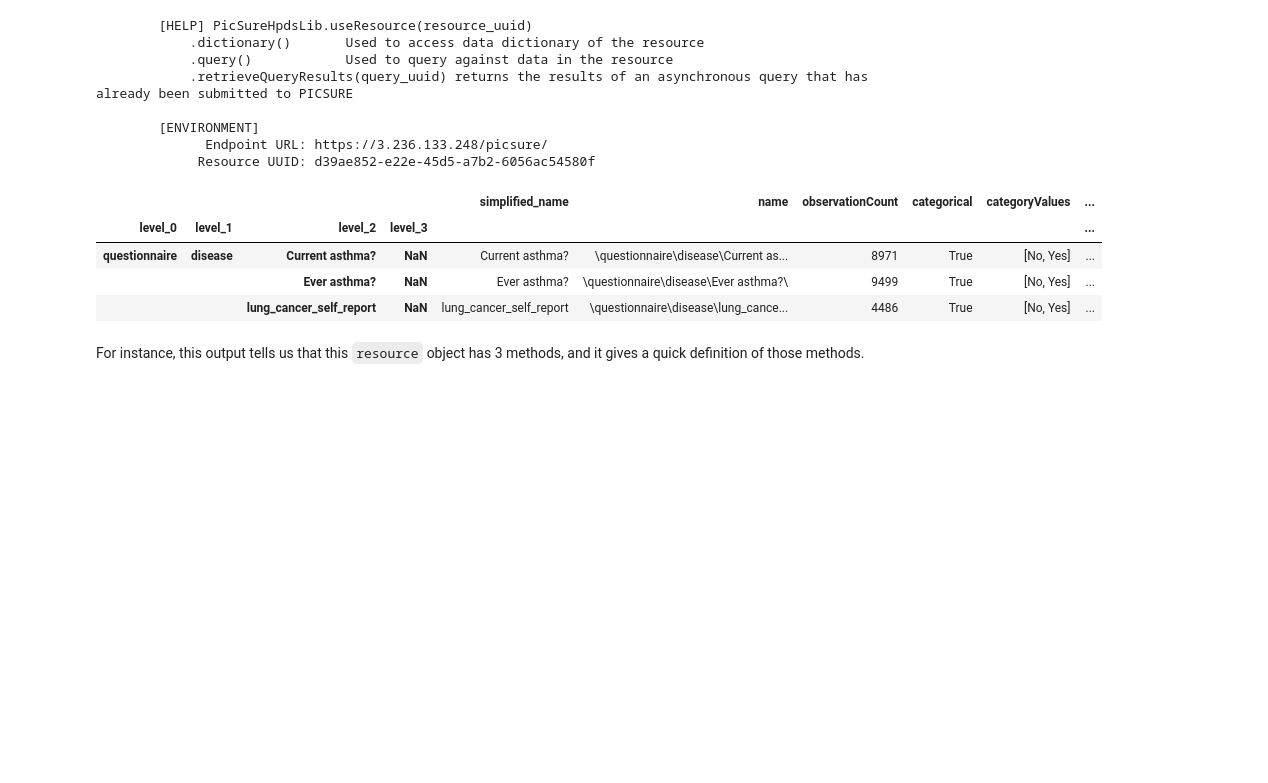
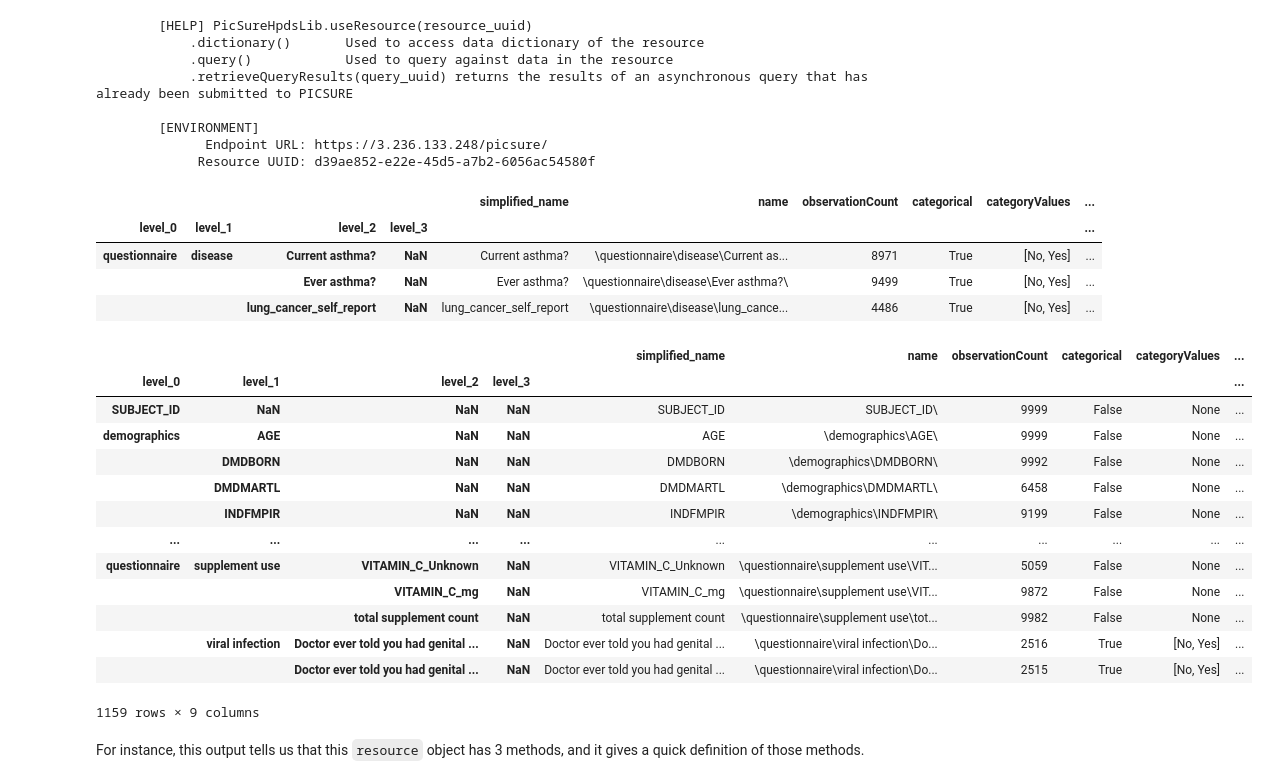
Before and after one commit to ahalfpen727/PIC-SURE-w-Python, a Jupyter notebook: work/python_code_exam_notebook.ipynb, the cells around one changed output. Saved outputs shown, nothing was run; the diff lists cells and outputs as text; code cells hidden in the pictures; blank space fills up the shorter version.

```diff
--- a/work/python_code_exam_notebook.ipynb
+++ b/work/python_code_exam_notebook.ipynb
@@ -120,7 +97,7 @@ Several information are required to get access to data through the PIC-SURE API:
 # %%
 PICSURE_network_URL = "https://3.236.133.248/picsure"
 resource_id = "d39ae852-e22e-45d5-a7b2-6056ac54580f"
-token_file = "../token.txt"
+token_file = "token.txt"
 # %%
 with open(token_file, "r") as f:
     my_token = f.read()
@@ -186,6 +162,31 @@ lung_disease_variables
 | questionnaire | disease | Current asthma? | NaN | Current asthma? | \questionnaire\disease\Current as... | 8971 | True | [No, Yes] | ... |
 |  |  | Ever asthma? | NaN | Ever asthma? | \questionnaire\disease\Ever asthma?\ | 9499 | True | [No, Yes] | ... |
 |  |  | lung_cancer_self_report | NaN | lung_cancer_self_report | \questionnaire\disease\lung_cance... | 4486 | True | [No, Yes] | ... |
+# %%
+bmidf = resource.dictionary().find("BMI").DataFrame()
+plain_variablesDict = resource.dictionary().find().DataFrame()
+variablesDict = get_multiIndex_variablesDict(plain_variablesDict)
+mask_study = variablesDict.index.get_level_values(2) == "Body Mass Index"
+mask_transplant = variablesDict.index.get_level_values(2) == "BP"
+medication_history_variables = variablesDict.loc[mask_study | mask_transplant,:]
+medication_history_variables
+age_disease_variables = variablesDict.loc[~mask_transplant,:]
+age_disease_variables
+# %% [output]
+|  |  |  |  | simplified_name | name | observationCount | categorical | categoryValues | ... |
+| level_0 | level_1 | level_2 | level_3 |  |  |  |  |  | ... |
+| SUBJECT_ID | NaN | NaN | NaN | SUBJECT_ID | SUBJECT_ID\ | 9999 | False | None | ... |
+| demographics | AGE | NaN | NaN | AGE | \demographics\AGE\ | 9999 | False | None | ... |
+|  | DMDBORN | NaN | NaN | DMDBORN | \demographics\DMDBORN\ | 9992 | False | None | ... |
+|  | DMDMARTL | NaN | NaN | DMDMARTL | \demographics\DMDMARTL\ | 6458 | False | None | ... |
+|  | INDFMPIR | NaN | NaN | INDFMPIR | \demographics\INDFMPIR\ | 9199 | False | None | ... |
+| ... | ... | ... | ... | ... | ... | ... | ... | ... | ... |
+| questionnaire | supplement use | VITAMIN_C_Unknown | NaN | VITAMIN_C_Unknown | \questionnaire\supplement use\VIT... | 5059 | False | None | ... |
+|  |  | VITAMIN_C_mg | NaN | VITAMIN_C_mg | \questionnaire\supplement use\VIT... | 9872 | False | None | ... |
+|  |  | total supplement count | NaN | total supplement count | \questionnaire\supplement use\tot... | 9982 | False | None | ... |
+|  | viral infection | Doctor ever told you had genital ... | NaN | Doctor ever told you had genital ... | \questionnaire\viral infection\Do... | 2516 | True | [No, Yes] | ... |
+|  |  | Doctor ever told you had genital ... | NaN | Doctor ever told you had genital ... | \questionnaire\viral infection\Do... | 2515 | True | [No, Yes] | ... |
+1159 rows × 9 columns
 # %% [markdown]
 For instance, this output tells us that this `resource` object has 3 methods, and it gives a quick definition of those methods.
 # %% [markdown]
```
Also changed, not shown: parts of 45 cells of this notebook, 18 other files.
